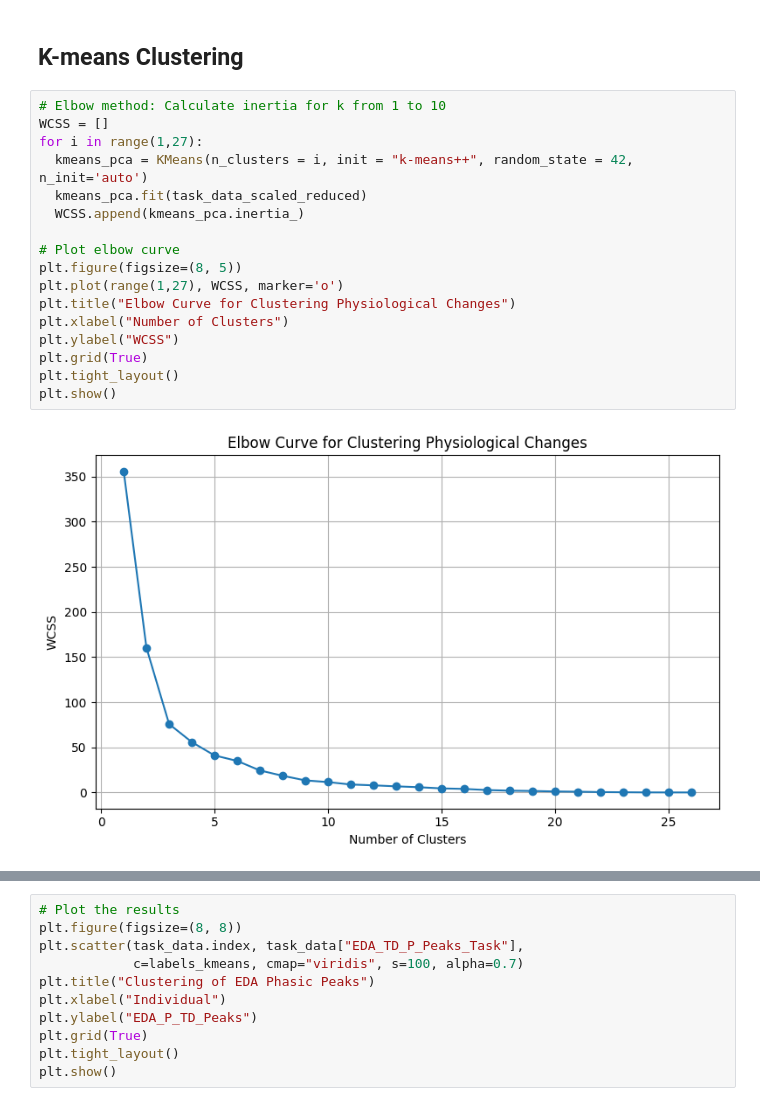
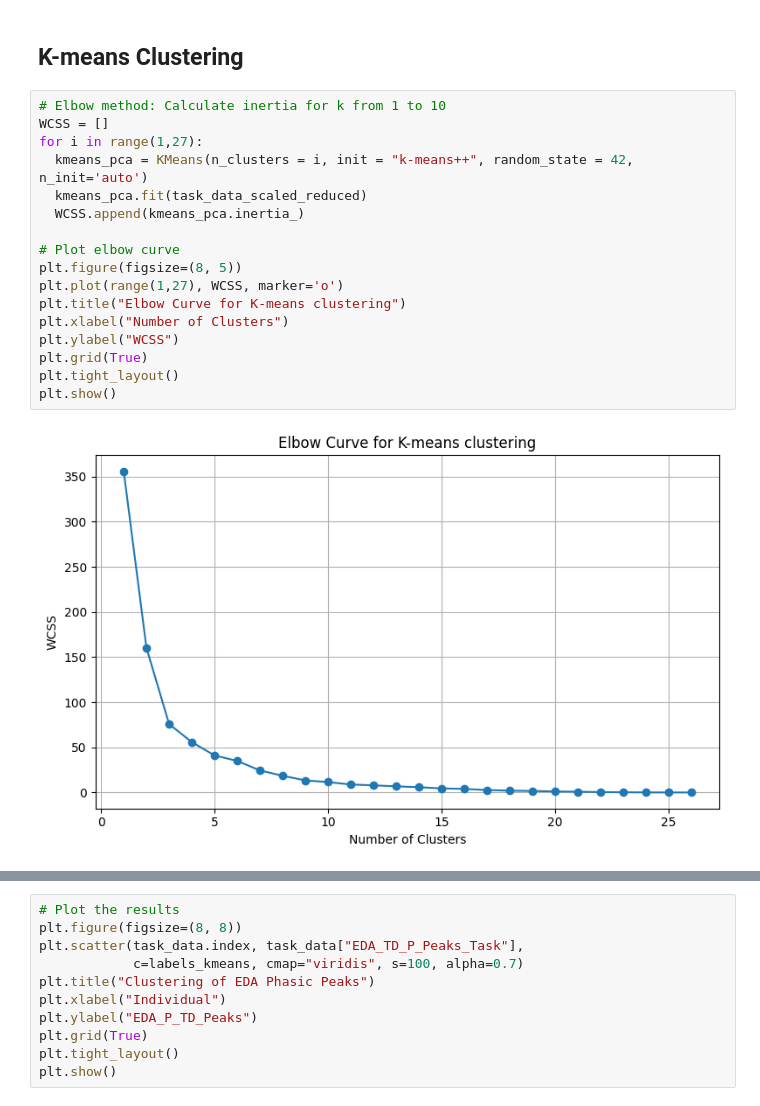
Before and after one commit to raquelmdtum/CDA-case2, a Jupyter notebook: group16_case2.ipynb, the cells around one changed output, grey strips where cells are left out. Saved outputs shown, nothing was run; the diff lists cells and outputs as text.

```diff
--- a/group16_case2.ipynb
+++ b/group16_case2.ipynb
@@ -391,22 +391,22 @@ task_data_scaled_reduced = pca.fit_transform(task_data_scaled)
 # %%
 # Elbow method: Calculate inertia for k from 1 to 10
 WCSS = []
 for i in range(1,27):
   kmeans_pca = KMeans(n_clusters = i, init = "k-means++", random_state = 42, n_init='auto')
   kmeans_pca.fit(task_data_scaled_reduced)
   WCSS.append(kmeans_pca.inertia_)
 
 # Plot elbow curve
 plt.figure(figsize=(8, 5))
 plt.plot(range(1,27), WCSS, marker='o')
-plt.title("Elbow Curve for Clustering Physiological Changes")
+plt.title("Elbow Curve for K-means clustering")
 plt.xlabel("Number of Clusters")
 plt.ylabel("WCSS")
 plt.grid(True)
 plt.tight_layout()
 plt.show()
 # %% [output]
-[figure, old version]
+[figure, new version]
 # %%
 # KMeans clustering on PCA result
 kmeans = KMeans(n_clusters=5, random_state=42, init = "k-means++", n_init='auto')
```
Also changed, not shown: parts of 3 cells of this notebook.
